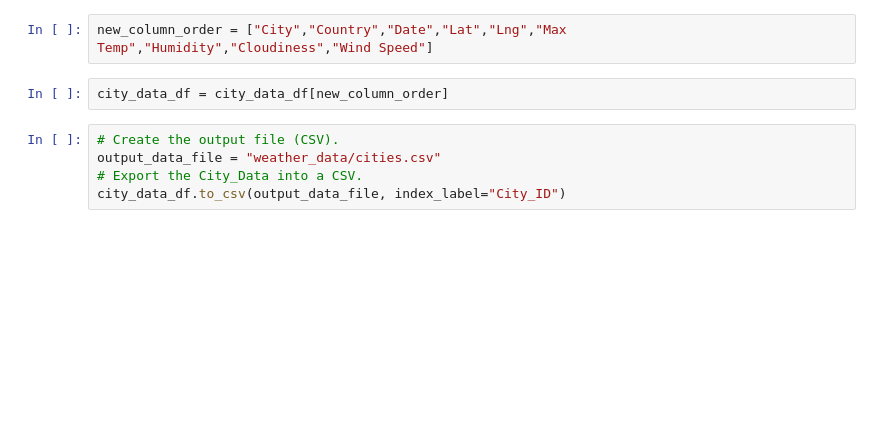
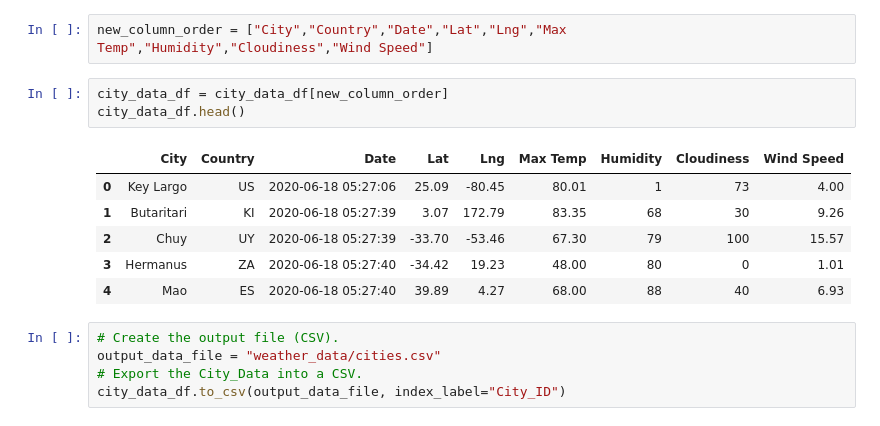
Before and after one commit to suzanne-wilson/World_Weather_Analysis, a Jupyter notebook: WeatherPy.ipynb, the cells around one changed output. Cells and saved outputs as stored; diff of their text form; blank space fills up the shorter version.

```diff
--- a/WeatherPy.ipynb
+++ b/WeatherPy.ipynb
@@ -158,6 +158,14 @@ city_data_df.head(10)
 new_column_order = ["City","Country","Date","Lat","Lng","Max Temp","Humidity","Cloudiness","Wind Speed"]
 # %%
 city_data_df = city_data_df[new_column_order]
+city_data_df.head()
+# %% [output]
+|  | City | Country | Date | Lat | Lng | Max Temp | Humidity | Cloudiness | Wind Speed |
+| 0 | Key Largo | US | 2020-06-18 05:27:06 | 25.09 | -80.45 | 80.01 | 1 | 73 | 4.00 |
+| 1 | Butaritari | KI | 2020-06-18 05:27:39 | 3.07 | 172.79 | 83.35 | 68 | 30 | 9.26 |
+| 2 | Chuy | UY | 2020-06-18 05:27:39 | -33.70 | -53.46 | 67.30 | 79 | 100 | 15.57 |
+| 3 | Hermanus | ZA | 2020-06-18 05:27:40 | -34.42 | 19.23 | 48.00 | 80 | 0 | 1.01 |
+| 4 | Mao | ES | 2020-06-18 05:27:40 | 39.89 | 4.27 | 68.00 | 88 | 40 | 6.93 |
 # %%
 # Create the output file (CSV).
 output_data_file = "weather_data/cities.csv"
```
Also changed, not shown: parts of 4 cells of this notebook, 1 other file.
